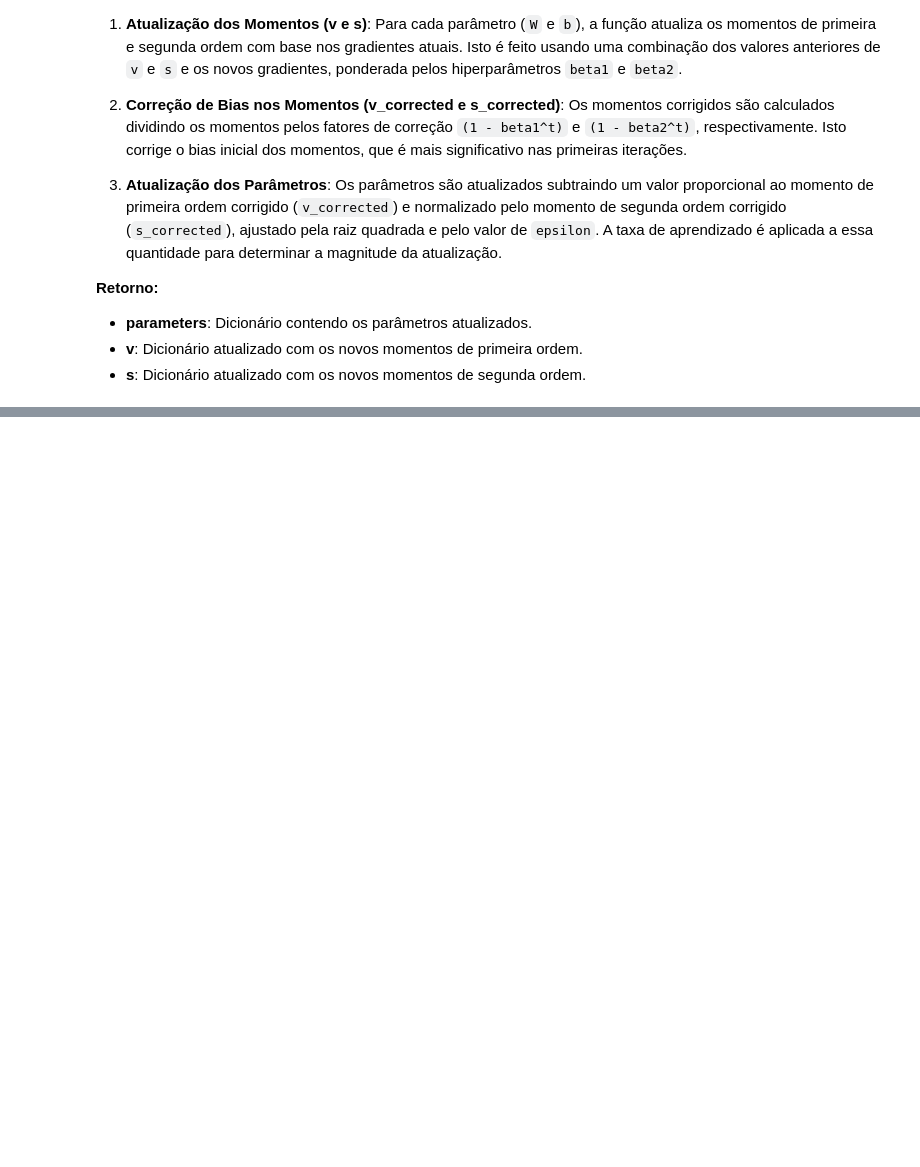
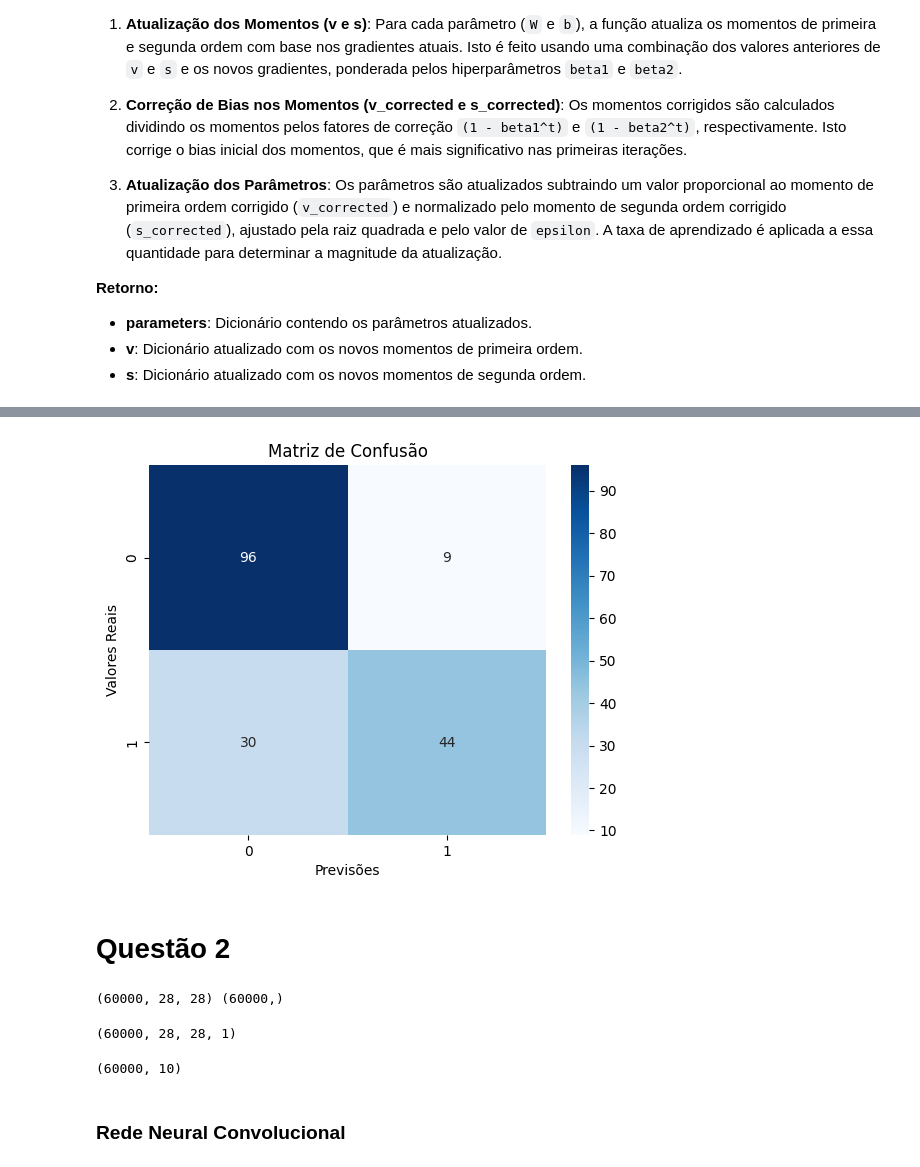
Before and after one commit to ArthurrCr/DEEP-LEARNING, a Jupyter notebook: [DL] 2A Lista_.ipynb, the cells around one changed output, grey strips where cells are left out. Drawn from its saved outputs; the diff is of its cells as text; code cells hidden in the pictures; blank space fills up the shorter version.

Commit message:
Questão 3

```diff
--- a/[DL] 2A Lista_.ipynb
+++ b/[DL] 2A Lista_.ipynb
@@ -736,0 +966,38 @@ def update_parameters_with_adam(parameters, grads, v, s, t, learning_rate = 0.01
+# %%
+predictions_val_final = predictions_val.astype(int).flatten()
+y_val_final = y_val.flatten()
+
+# Gerando a matriz de confusão
+cm = confusion_matrix(y_val_final, predictions_val_final)
+
+# Plotando a matriz de confusão
+sns.heatmap(cm, annot=True, fmt='d', cmap='Blues')
+plt.xlabel('Previsões')
+plt.ylabel('Valores Reais')
+plt.title('Matriz de Confusão')
+plt.show()
+# %% [output]
+[figure, added]
+# %% [markdown]
+# Questão 2
+# %%
+def read_mnist(images_path, labels_path):
+    with open(images_path, 'rb') as f:
+        magic, num, rows, cols = np.frombuffer(f.read(16), dtype='>i4')
+        images = np.frombuffer(f.read(), dtype=np.uint8).reshape(num, rows, cols)
+
+    with open(labels_path, 'rb') as f:
+        magic, num = np.frombuffer(f.read(8), dtype='>i4')
+        labels = np.frombuffer(f.read(), dtype=np.uint8)
+
+    return images, labels
+
+# Note: You need to replace the paths with the correct ones for your local file system
+train_images_path = r"C:\Users\arthu\Downloads\archive\train-images.idx3-ubyte"
+train_labels_path = r"C:\Users\arthu\Downloads\archive\train-labels.idx1-ubyte"
+
+train_images, train_labels = read_mnist(train_images_path, train_labels_path)
+
+print(train_images.shape, train_labels.shape)
+# %% [output]
+(60000, 28, 28) (60000,)
@@ -736,0 +1017,8 @@ def update_parameters_with_adam(parameters, grads, v, s, t, learning_rate = 0.01
+# %%
+train_images_reshaped.shape
+# %% [output]
+(60000, 28, 28, 1)
+# %%
+train_labels_one_hot.shape
+# %% [output]
+(60000, 10)
@@ -736,0 +1028,2 @@ def update_parameters_with_adam(parameters, grads, v, s, t, learning_rate = 0.01
+# %% [markdown]
+### Rede Neural Convolucional
```
Also changed, not shown: parts of 72 cells of this notebook.
